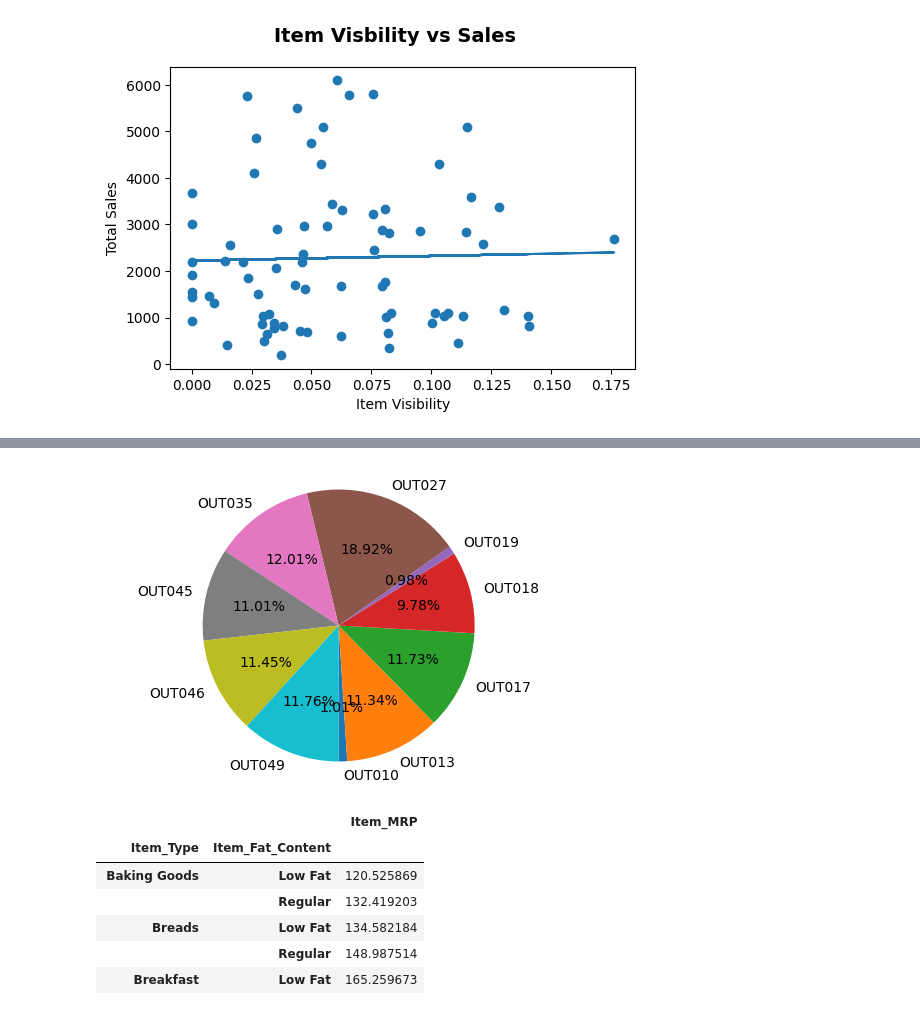
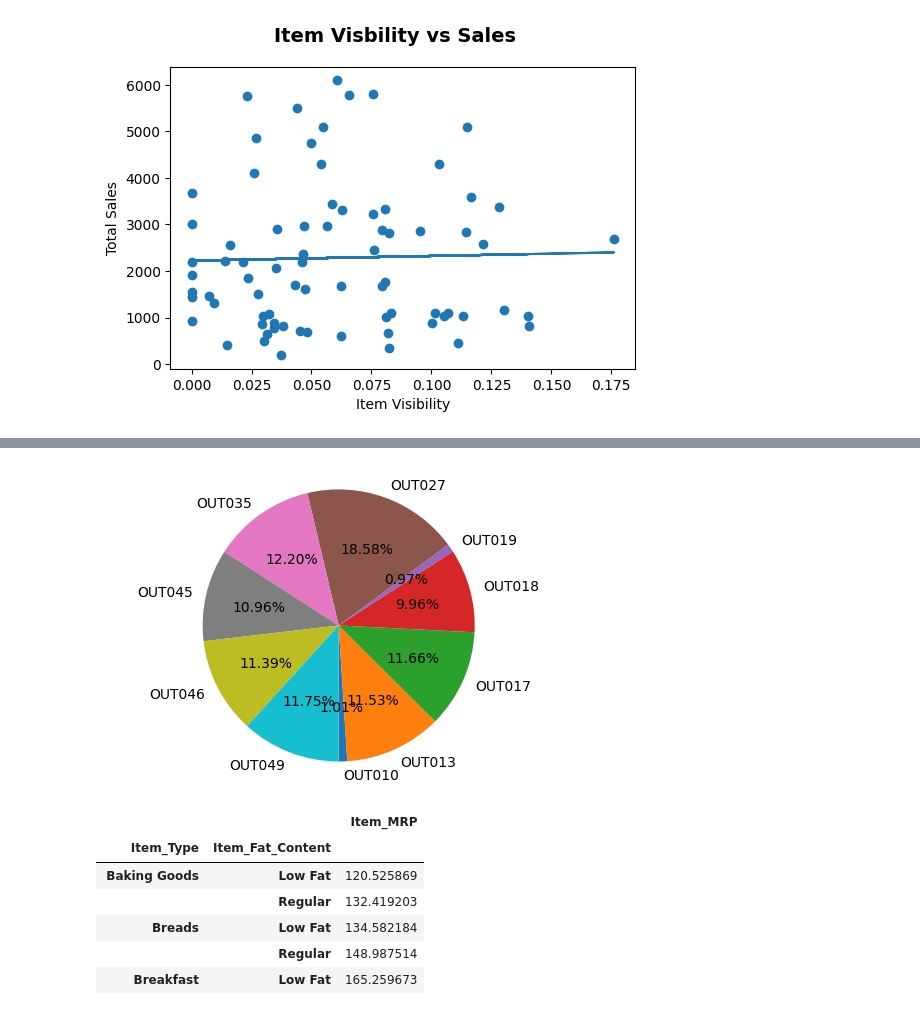
Before and after one commit to garrettfenchel/Coding-Dojo-Predicting-Sales-Volume, a Jupyter notebook: Project_1.ipynb, the cells around one changed output, grey strips where cells are left out. Drawn from its saved outputs; the diff is of its cells as text; code cells hidden in the pictures.

```diff
--- a/Project_1.ipynb
+++ b/Project_1.ipynb
@@ -384,12 +385,12 @@ plt.plot(x, m*x+b)
 [figure]
 # %%
 #Percent of Sales by Outlet
-sales_group = sales_clean.groupby(["Outlet_Identifier"])[["Item_Sales"]].sum()
+sales_group = sales_clean.groupby(["Outlet_Identifier"])[["Item_Outlet_Sales"]].sum()
 sales_group.info()
 fig=plt.figure(dpi=100)
 
 x = sales_group.index
-y = sales_group["Item_Sales"]
+y = sales_group["Item_Outlet_Sales"]
 explotar = [0, 0, 0.1, 0]
 
 ax1 = fig.add_subplot(1,1,1)
@@ -407,3 +408,3 @@ Data columns (total 1 columns):
 dtypes: float64(1)
 memory usage: 160.0+ bytes
-[figure, old version]
+[figure, new version]
```
Also changed, not shown: parts of 10 cells of this notebook.
